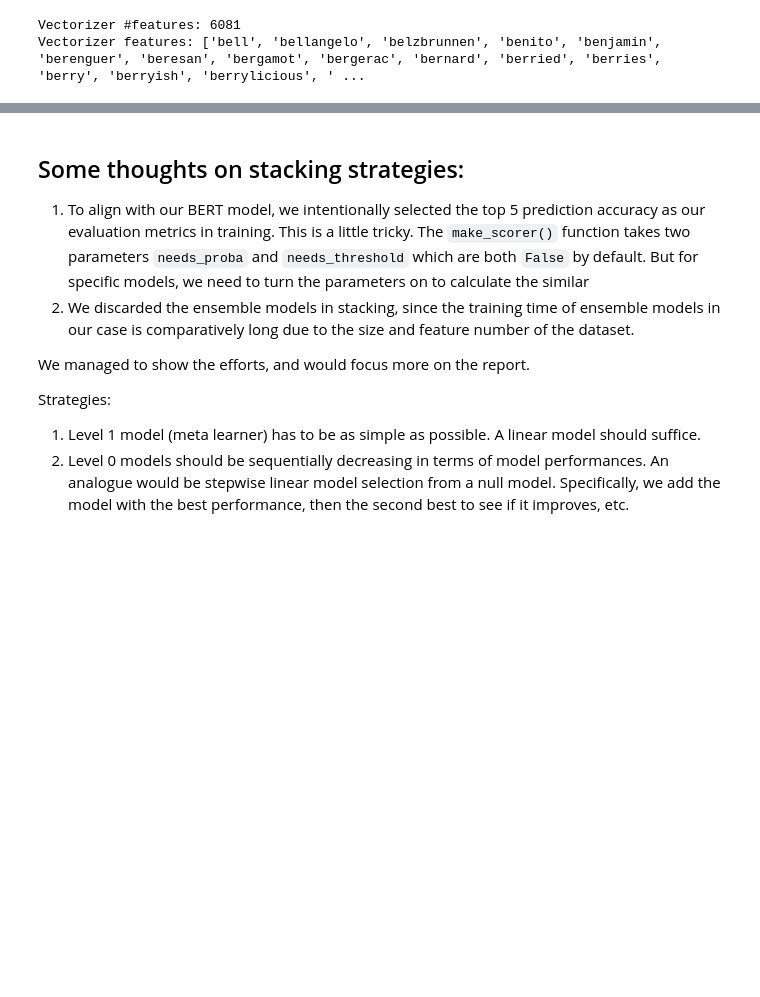
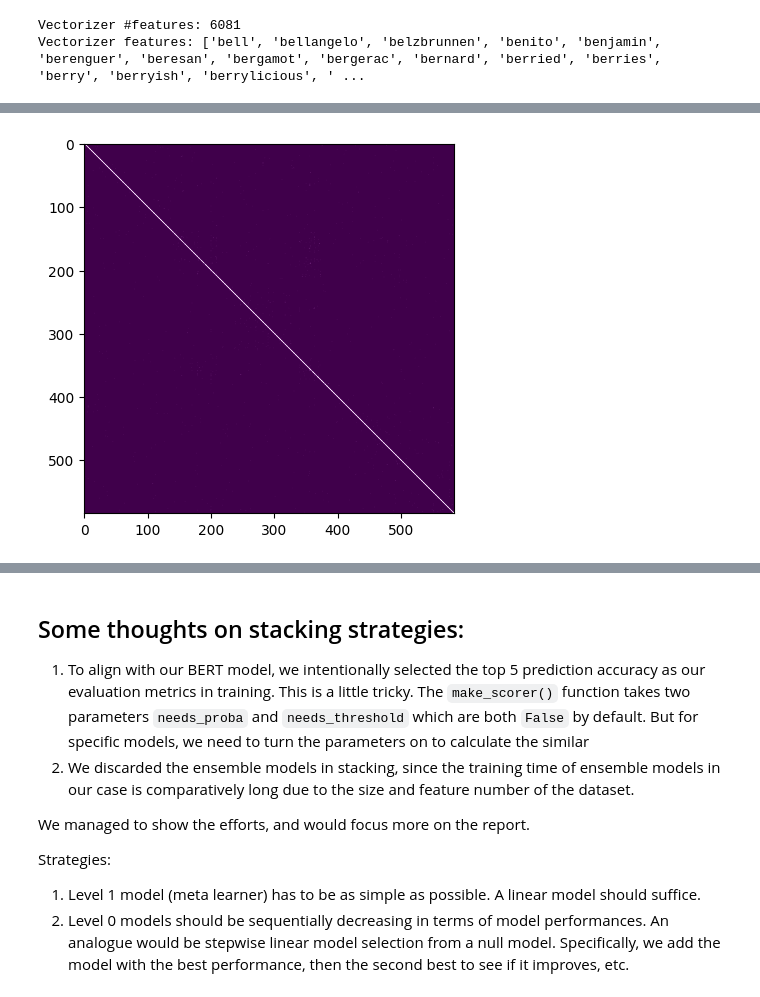
Before and after one commit to CeleritasML/sommelier-app, a Jupyter notebook: notebooks/stacking.ipynb, the cells around one changed output, grey strips where cells are left out. Saved outputs shown, nothing was run; the diff lists cells and outputs as text; code cells hidden in the pictures; blank space fills up the shorter version.

```diff
--- a/notebooks/stacking.ipynb
+++ b/notebooks/stacking.ipynb
@@ -135,0 +177,10 @@ scores["perceptron"] = eval_model(
+# %%
+perceptron.fit(train_vectors, data_slim["region_variety"])
+
+plt.imshow(
+    confusion_matrix(data_slim["region_variety"], perceptron.predict(train_vectors)),
+    cmap="PRGn",
+)
+plt.savefig("../img/confusion_matrix_perceptron_train.png")
+# %% [output]
+[figure, added]
```
Also changed, not shown: parts of 28 cells of this notebook, 14 other files.
